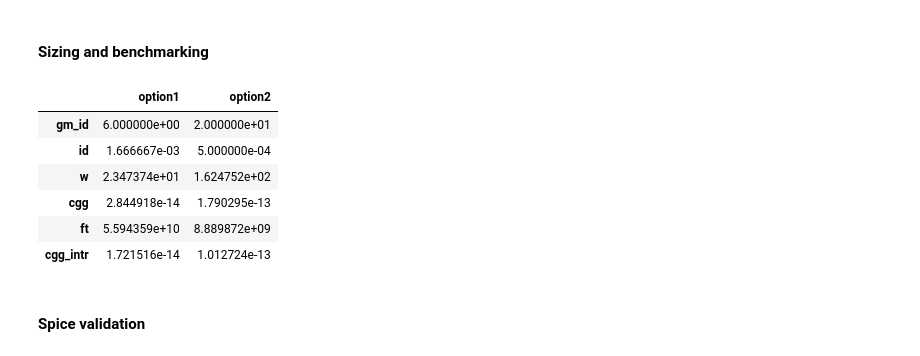
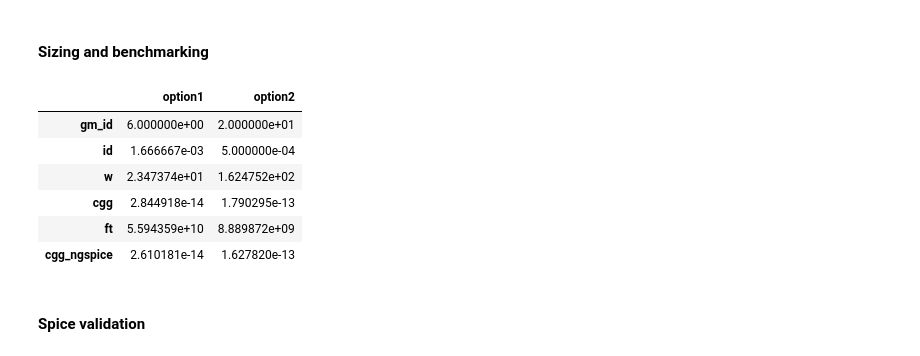
Before and after one commit to bmurmann/Chipathon2024, a Jupyter notebook: sizing_diffpair.ipynb, the cells around one changed output. Cells and saved outputs as stored; diff of their text form; code cells hidden in the pictures.

```diff
--- a/sizing_diffpair.ipynb
+++ b/sizing_diffpair.ipynb
@@ -20,24 +20,23 @@ gm_id = np.array([6, 20])
 # %%
 id = gm/gm_id
 jd = nfet_01v8_lvt.lookup('ID_W', GM_ID=gm_id, L=l)
 w = id/jd
 
 cgg_w = nfet_01v8_lvt.lookup('CGG_W', GM_ID=gm_id, L=l)
 cgg = w*cgg_w
 ft = gm/cgg/2/np.pi
-cgd_w = nfet_01v8_lvt.lookup('CGD_W', GM_ID=gm_id, L=l)
-cgd = w*cgd_w
-cgg_intr = cgg-2*cgd
+cfringe = w*0.239289e-15
+cgg_ngspice = cgg-2*cfringe
 
-df = pd.DataFrame([gm_id, id, w, cgg, ft, cgg_intr], ['gm_id', 'id', 'w', 'cgg', 'ft', 'cgg_intr'], columns=['option1', 'option2']); df
+df = pd.DataFrame([gm_id, id, w, cgg, ft, cgg_ngspice], ['gm_id', 'id', 'w', 'cgg', 'ft', 'cgg_ngspice'], columns=['option1', 'option2']); df
 # %% [output]
 |  | option1 | option2 |
 | gm_id | 6.000000e+00 | 2.000000e+01 |
 | id | 1.666667e-03 | 5.000000e-04 |
 | w | 2.347374e+01 | 1.624752e+02 |
 | cgg | 2.844918e-14 | 1.790295e-13 |
 | ft | 5.594359e+10 | 8.889872e+09 |
-| cgg_intr | 1.721516e-14 | 1.012724e-13 |
+| cgg_ngspice | 2.610181e-14 | 1.627820e-13 |
 # %% [markdown]
 #### Spice validation
 # %%
```
Also changed, not shown: parts of 2 cells of this notebook, 27 other files.
